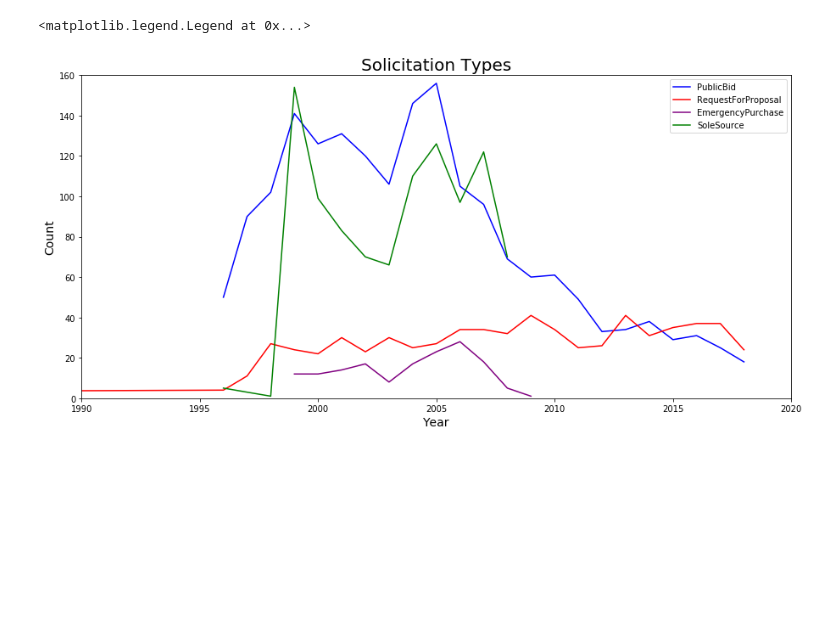
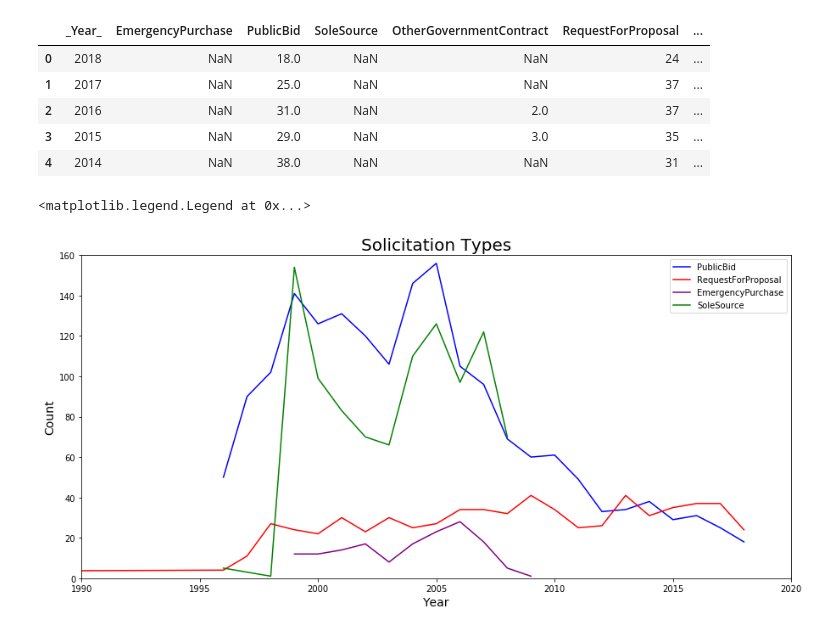
Before and after one commit to mrkjhsn/City-of-Scottsdale-Solicitations, a Jupyter notebook: CityofScottsdale_Solicitations.ipynb, the cells around one changed output. Saved outputs shown, nothing was run; the diff lists cells and outputs as text; code cells hidden in the pictures; blank space fills up the shorter version.

```diff
--- a/CityofScottsdale_Solicitations.ipynb
+++ b/CityofScottsdale_Solicitations.ipynb
@@ -94,31 +94,39 @@ left join (select
 			group by year([CloseDate])) as K on K._Year_ = year(A.[CloseDate])
 left join (select
 			year([CloseDate]) as _Year_
 			,count(*) as SoleSourceExclusionofAlternates
 			from [dbo].[fs_Solicitations$]
 			where [SoliciationType] like 'Sole Source Exclusion of Alternates'
 			group by year([CloseDate])) as L on L._Year_ = year(A.[CloseDate])
 left join (select
 			year([CloseDate]) as _Year_
 			,count(*) as RequestForQualifications
 			from [dbo].[fs_Solicitations$]
 			where [SoliciationType] like 'Request For Qualifications'
 			group by year([CloseDate])) as M on M._Year_ = year(A.[CloseDate])
 left join (select
 			year([CloseDate]) as _Year_
 			,count(*) as RequestForInformation
 			from [dbo].[fs_Solicitations$]
 			where [SoliciationType] like 'Request For Information'
 			group by year([CloseDate])) as N on N._Year_ = year(A.[CloseDate])
 
 group by year([CloseDate]), B.EmergencyPurchase, C.PublicBid, D.SoleSource, E.OtherGovernmentContract
 	,F.RequestForProposal ,G.RequestForQuotation ,H.PricingAgreement ,I.InformalRequestForProposal
 	,J.StatementofQualifications ,K.OffertoPurchase ,L.SoleSourceExclusionofAlternates ,M.RequestForQualifications
 	,N.RequestForInformation
 order by year(A.[CloseDate]) desc
 
   '''
 # save the sql query to a pandas dataframe
 Solicitaion_data = pd.read_sql(Solicitations_Query, connection)
 connection.close()
+Solicitaion_data.head()
+# %% [output]
+|  | _Year_ | EmergencyPurchase | PublicBid | SoleSource | OtherGovernmentContract | RequestForProposal | ... |
+| 0 | 2018 | NaN | 18.0 | NaN | NaN | 24 | ... |
+| 1 | 2017 | NaN | 25.0 | NaN | NaN | 37 | ... |
+| 2 | 2016 | NaN | 31.0 | NaN | 2.0 | 37 | ... |
+| 3 | 2015 | NaN | 29.0 | NaN | 3.0 | 35 | ... |
+| 4 | 2014 | NaN | 38.0 | NaN | NaN | 31 | ... |
 # %%
```
Also changed, not shown: parts of 2 cells of this notebook.
